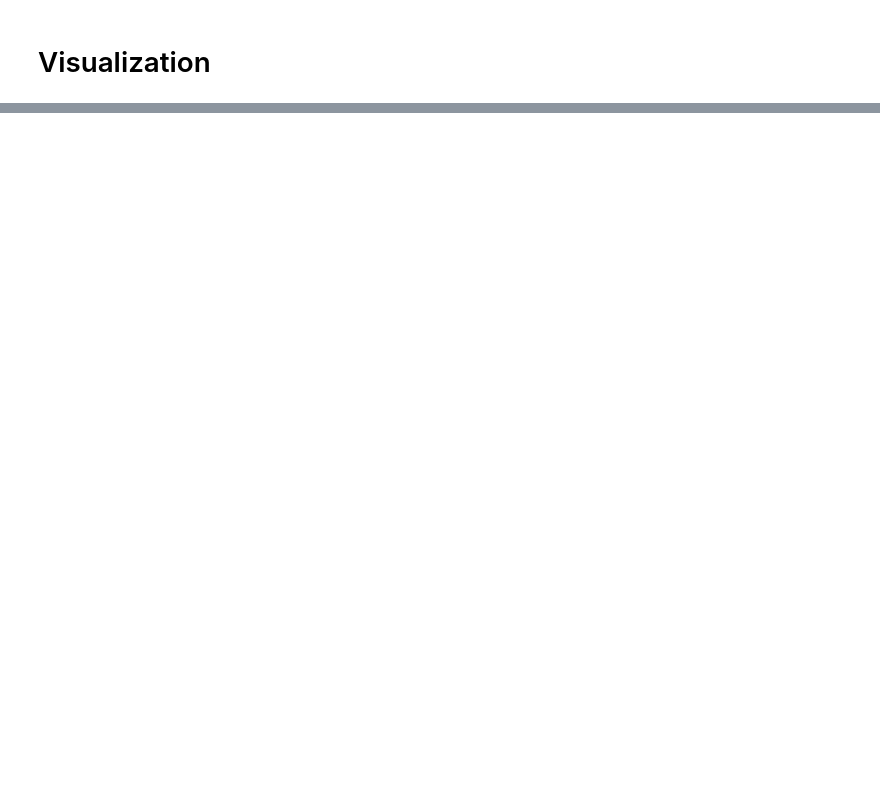
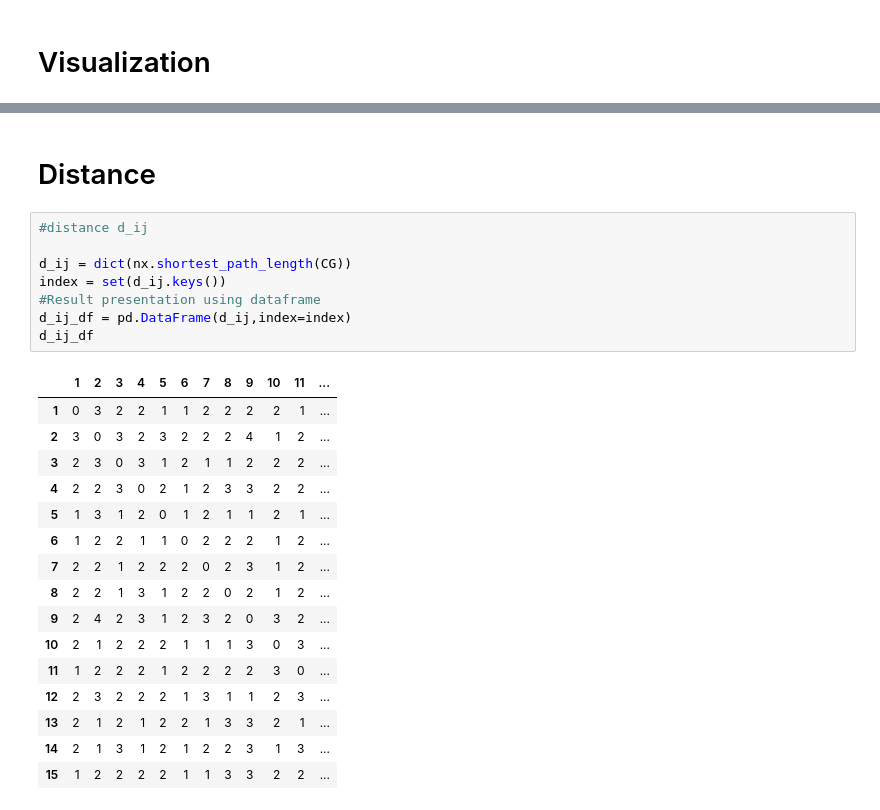
Before and after one commit to NwaObed/MA933, a Jupyter notebook: random_graphs.ipynb, the cells around one changed output, grey strips where cells are left out. Drawn from its saved outputs; the diff is of its cells as text; blank space fills up the shorter version.

```diff
--- a/random_graphs.ipynb
+++ b/random_graphs.ipynb
@@ -99,0 +213,27 @@ nx.draw(CG,pos)
+# %% [markdown]
+# Distance
+# %%
+#distance d_ij
+
+d_ij = dict(nx.shortest_path_length(CG))
+index = set(d_ij.keys())
+#Result presentation using dataframe
+d_ij_df = pd.DataFrame(d_ij,index=index)
+d_ij_df
+# %% [output]
+|  | 1 | 2 | 3 | 4 | 5 | 6 | 7 | 8 | 9 | 10 | 11 | ... |
+| 1 | 0 | 3 | 2 | 2 | 1 | 1 | 2 | 2 | 2 | 2 | 1 | ... |
+| 2 | 3 | 0 | 3 | 2 | 3 | 2 | 2 | 2 | 4 | 1 | 2 | ... |
+| 3 | 2 | 3 | 0 | 3 | 1 | 2 | 1 | 1 | 2 | 2 | 2 | ... |
+| 4 | 2 | 2 | 3 | 0 | 2 | 1 | 2 | 3 | 3 | 2 | 2 | ... |
+| 5 | 1 | 3 | 1 | 2 | 0 | 1 | 2 | 1 | 1 | 2 | 1 | ... |
+| 6 | 1 | 2 | 2 | 1 | 1 | 0 | 2 | 2 | 2 | 1 | 2 | ... |
+| 7 | 2 | 2 | 1 | 2 | 2 | 2 | 0 | 2 | 3 | 1 | 2 | ... |
+| 8 | 2 | 2 | 1 | 3 | 1 | 2 | 2 | 0 | 2 | 1 | 2 | ... |
+| 9 | 2 | 4 | 2 | 3 | 1 | 2 | 3 | 2 | 0 | 3 | 2 | ... |
+| 10 | 2 | 1 | 2 | 2 | 2 | 1 | 1 | 1 | 3 | 0 | 3 | ... |
+| 11 | 1 | 2 | 2 | 2 | 1 | 2 | 2 | 2 | 2 | 3 | 0 | ... |
+| 12 | 2 | 3 | 2 | 2 | 2 | 1 | 3 | 1 | 1 | 2 | 3 | ... |
+| 13 | 2 | 1 | 2 | 1 | 2 | 2 | 1 | 3 | 3 | 2 | 1 | ... |
+| 14 | 2 | 1 | 3 | 1 | 2 | 1 | 2 | 2 | 3 | 1 | 3 | ... |
+| 15 | 1 | 2 | 2 | 2 | 2 | 1 | 1 | 3 | 3 | 2 | 2 | ... |
```
Also changed, not shown: parts of 38 cells of this notebook, 3 other files.
